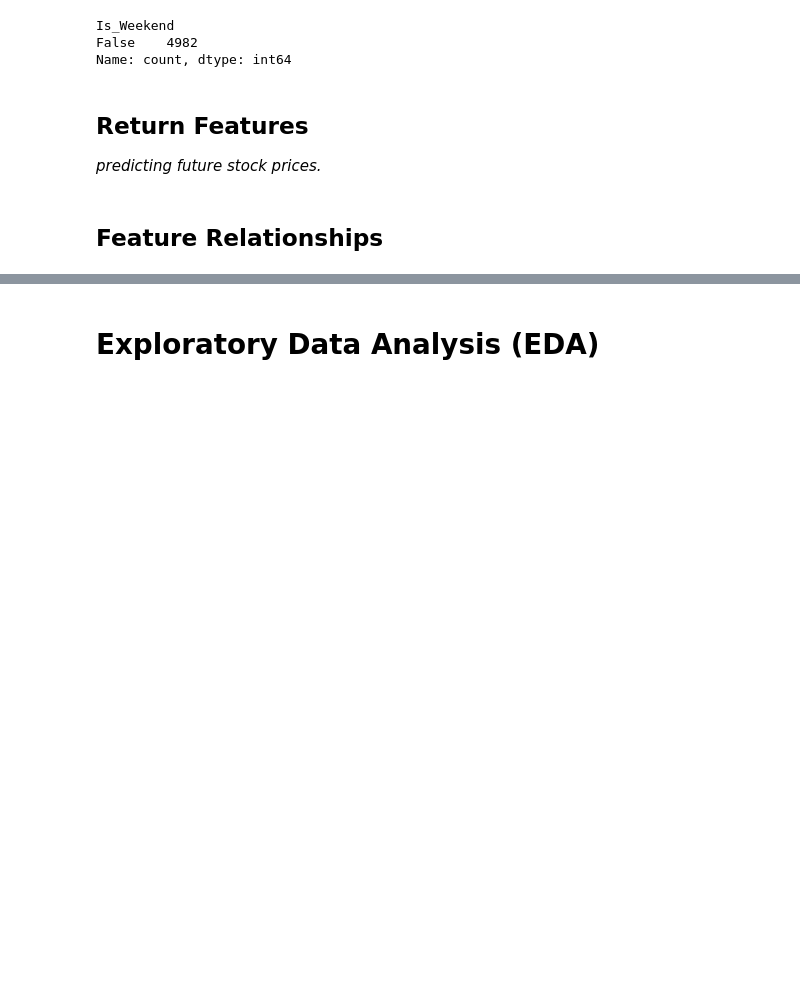
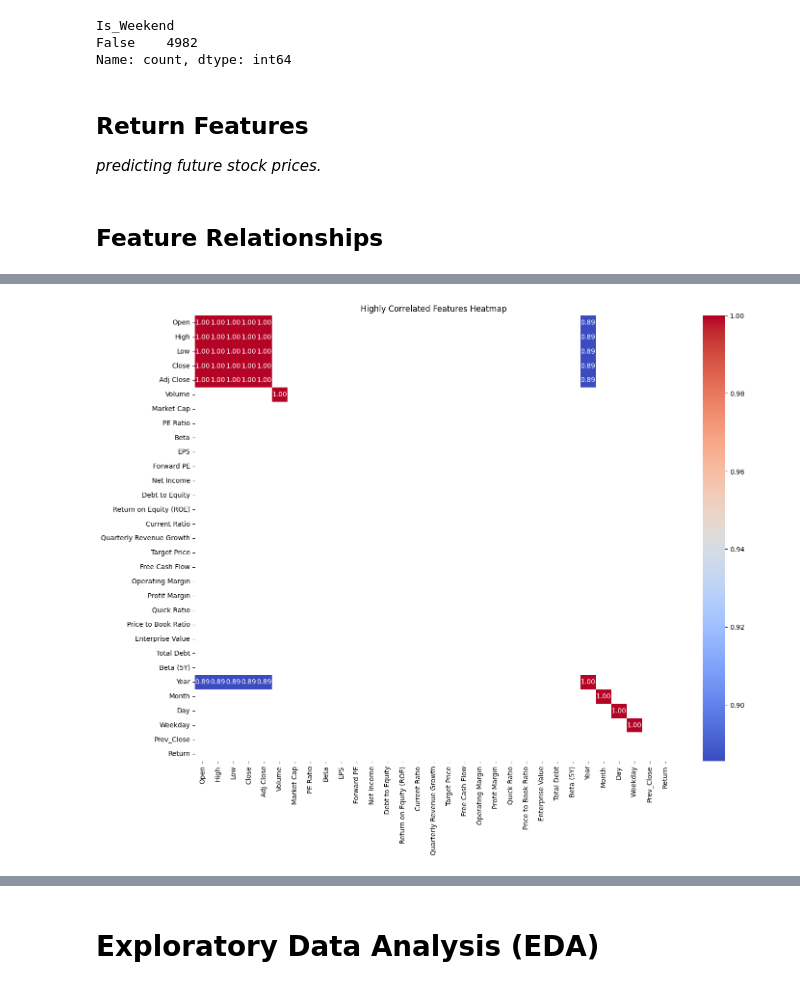
Before and after one commit to madhan96p/FAANG, a Jupyter notebook: Amazon.ipynb, the cells around one changed output, grey strips where cells are left out. Drawn from its saved outputs; the diff is of its cells as text; code cells hidden in the pictures; blank space fills up the shorter version.

```diff
--- a/Amazon.ipynb
+++ b/Amazon.ipynb
@@ -160,0 +160,9 @@ plt.show()
+# %%
+threshold = 0.7
+high_corr = correlation_matrix[(correlation_matrix > threshold) | (correlation_matrix < -threshold)]
+plt.figure(figsize=(16, 12))
+sns.heatmap(high_corr, annot=True, fmt=".2f", cmap="coolwarm")
+plt.title("Highly Correlated Features Heatmap")
+plt.show()
+# %% [output]
+[figure, added]
```
Also changed, not shown: parts of 2 cells of this notebook.
